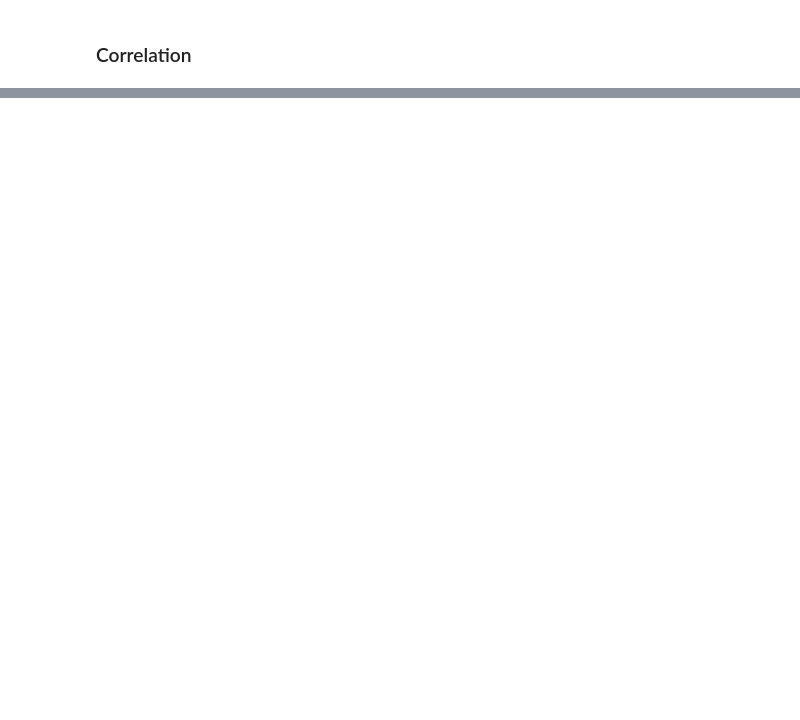
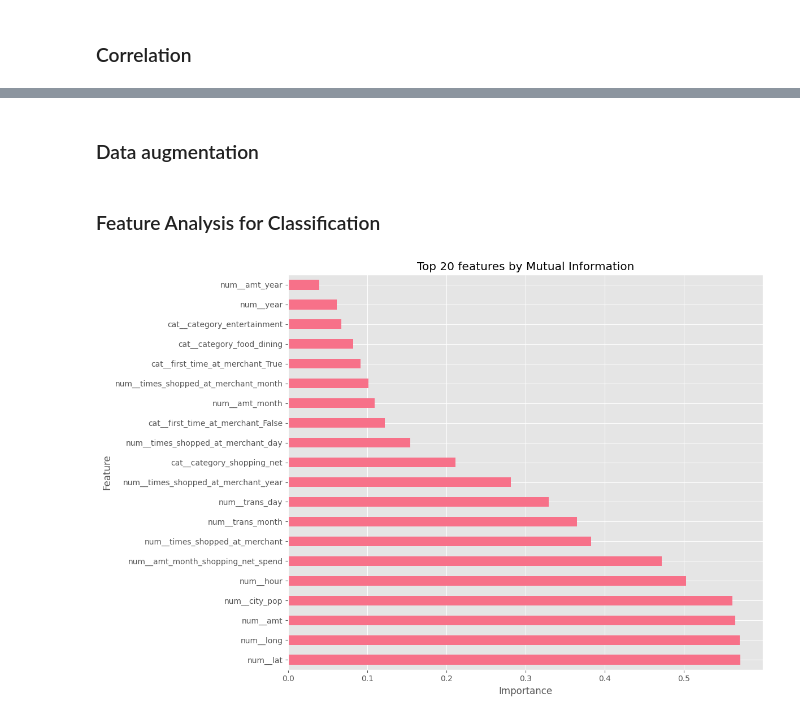
Before and after one commit to Montoya086/Mobile-Apps-Fraud-Detection, a Jupyter notebook: main.ipynb, the cells around one changed output, grey strips where cells are left out. Cells and saved outputs as stored; diff of their text form; code cells hidden in the pictures; blank space fills up the shorter version.

```diff
--- a/main.ipynb
+++ b/main.ipynb
@@ -176,0 +269,33 @@ Name: proportion, dtype: float64
+# %%
+X_train_preprocessed = preprocessor.fit_transform(X_train)
+X_test_preprocessed = preprocessor.transform(X_test)
+# %% [markdown]
+### Data augmentation
+# %%
+# Balance the dataset using Synthetic Minority Over-sampling Technique (SMOTE)
+smote = SMOTE(random_state=42)
+# separate features and target
+X_train_balanced, y_train_balanced = smote.fit_resample(X_train_preprocessed, y_train)
+# %% [markdown]
+### Feature Analysis for Classification
+# %%
+feature_names = preprocessor.get_feature_names_out()
+
+if hasattr(X_train_balanced, 'toarray'):
+    X_train_balanced = X_train_balanced.toarray()
+
+X_train_balanced_df = pd.DataFrame(X_train_balanced, columns=feature_names)
+# %%
+mi_scores = mutual_info_classif(X_train_balanced, y_train_balanced, random_state=42)
+mi_scores = pd.Series(mi_scores, index=feature_names)
+mi_scores = mi_scores.sort_values(ascending=False)
+# %%
+plt.figure(figsize=(12, 8))
+mi_scores.head(20).plot(kind='barh')
+plt.title('Top 20 features by Mutual Information')
+plt.xlabel('Importance')
+plt.ylabel('Feature')
+plt.tight_layout()
+plt.show()
+# %% [output]
+[figure, added]
```
Also changed, not shown: parts of 36 cells of this notebook, 1 other file.
